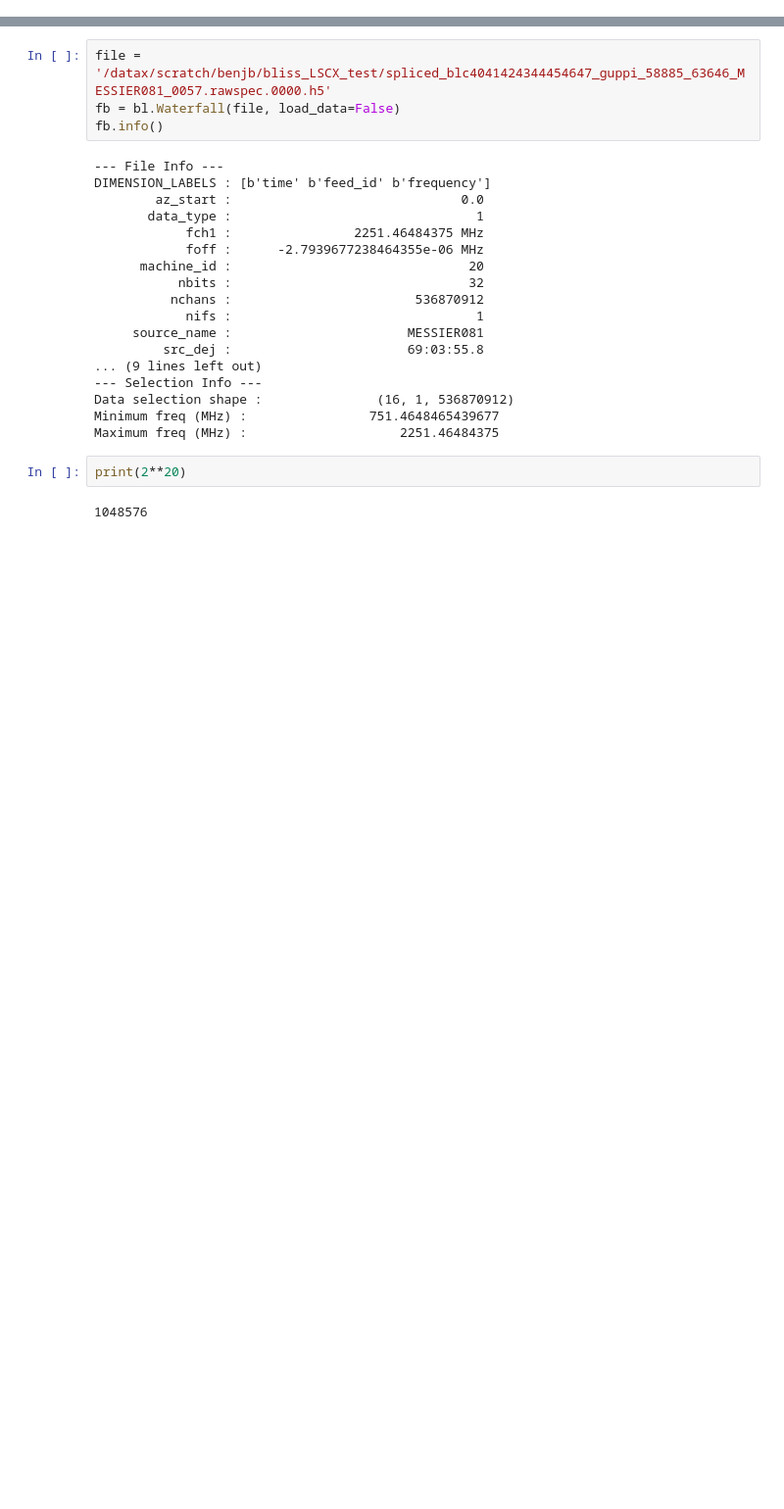
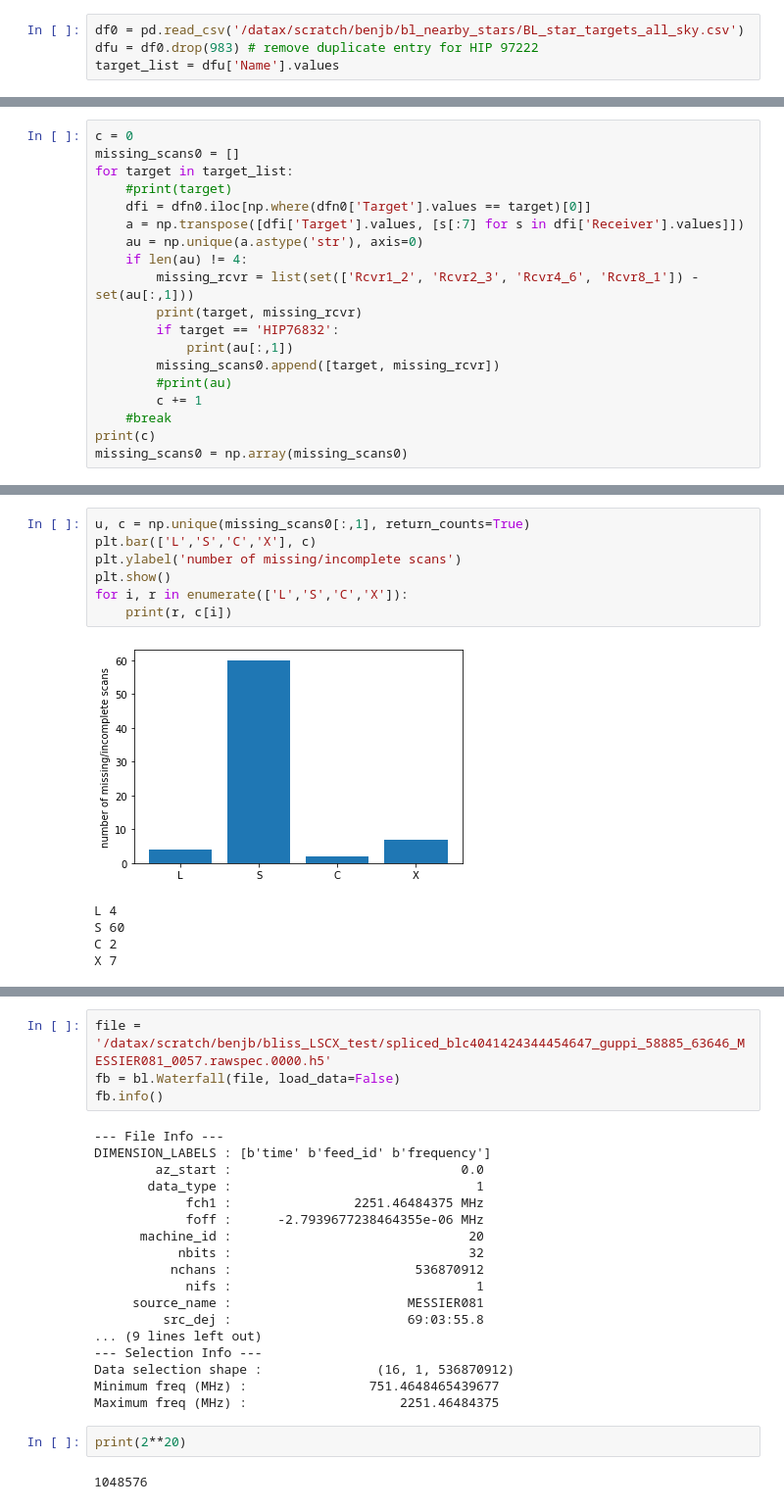
Before and after one commit to bjacobell/nearby-stars, a Jupyter notebook: test.ipynb, the cells around one changed output, grey strips where cells are left out. Shown at 98% size. Drawn from its saved outputs; the diff is of its cells as text; blank space fills up the shorter version.

```diff
--- a/test.ipynb
+++ b/test.ipynb
@@ -11,0 +520,4 @@ numexpr.utils   INFO     NumExpr defaulting to 8 threads.
+# %%
+df0 = pd.read_csv('/datax/scratch/benjb/bl_nearby_stars/BL_star_targets_all_sky.csv')
+dfu = df0.drop(983) # remove duplicate entry for HIP 97222
+target_list = dfu['Name'].values
@@ -11,0 +533,19 @@ numexpr.utils   INFO     NumExpr defaulting to 8 threads.
+# %%
+c = 0
+missing_scans0 = []
+for target in target_list:
+    #print(target)
+    dfi = dfn0.iloc[np.where(dfn0['Target'].values == target)[0]]
+    a = np.transpose([dfi['Target'].values, [s[:7] for s in dfi['Receiver'].values]])
+    au = np.unique(a.astype('str'), axis=0)
+    if len(au) != 4:
+        missing_rcvr = list(set(['Rcvr1_2', 'Rcvr2_3', 'Rcvr4_6', 'Rcvr8_1']) - set(au[:,1]))
+        print(target, missing_rcvr)
+        if target == 'HIP76832':
+            print(au[:,1])
+        missing_scans0.append([target, missing_rcvr])
+        #print(au)
+        c += 1
+    #break
+print(c)
+missing_scans0 = np.array(missing_scans0)
@@ -11,0 +587,13 @@ numexpr.utils   INFO     NumExpr defaulting to 8 threads.
+# %%
+u, c = np.unique(missing_scans0[:,1], return_counts=True)
+plt.bar(['L','S','C','X'], c)
+plt.ylabel('number of missing/incomplete scans')
+plt.show()
+for i, r in enumerate(['L','S','C','X']):
+    print(r, c[i])
+# %% [output]
+[figure, added]
+L 4
+S 60
+C 2
+X 7
```
Also changed, not shown: parts of 81 cells of this notebook, 58 other files.
